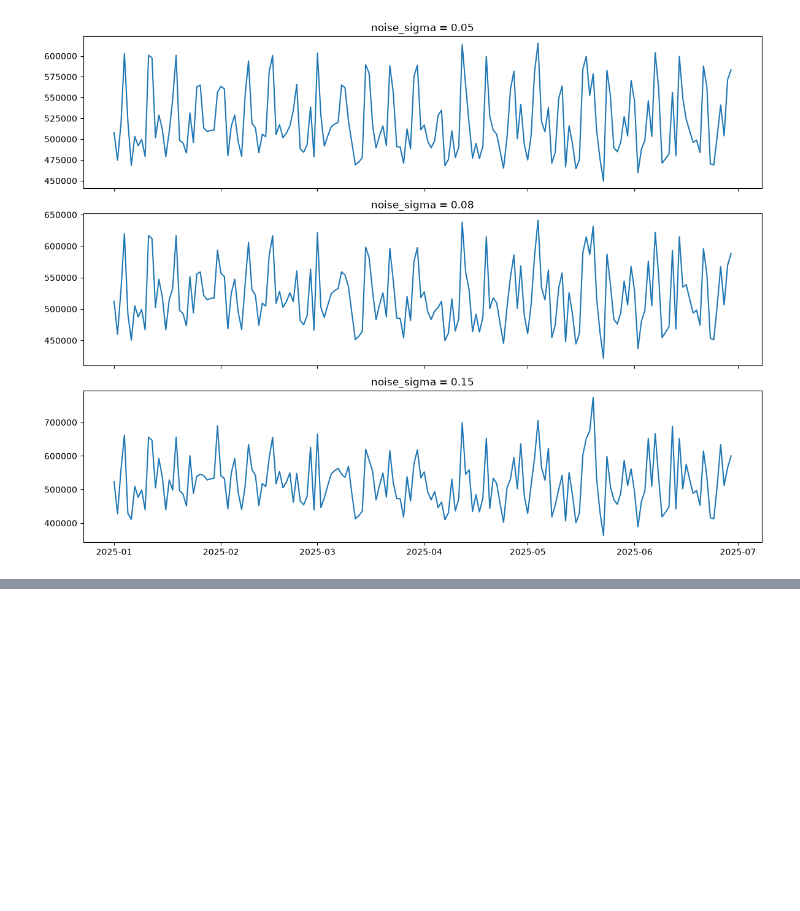
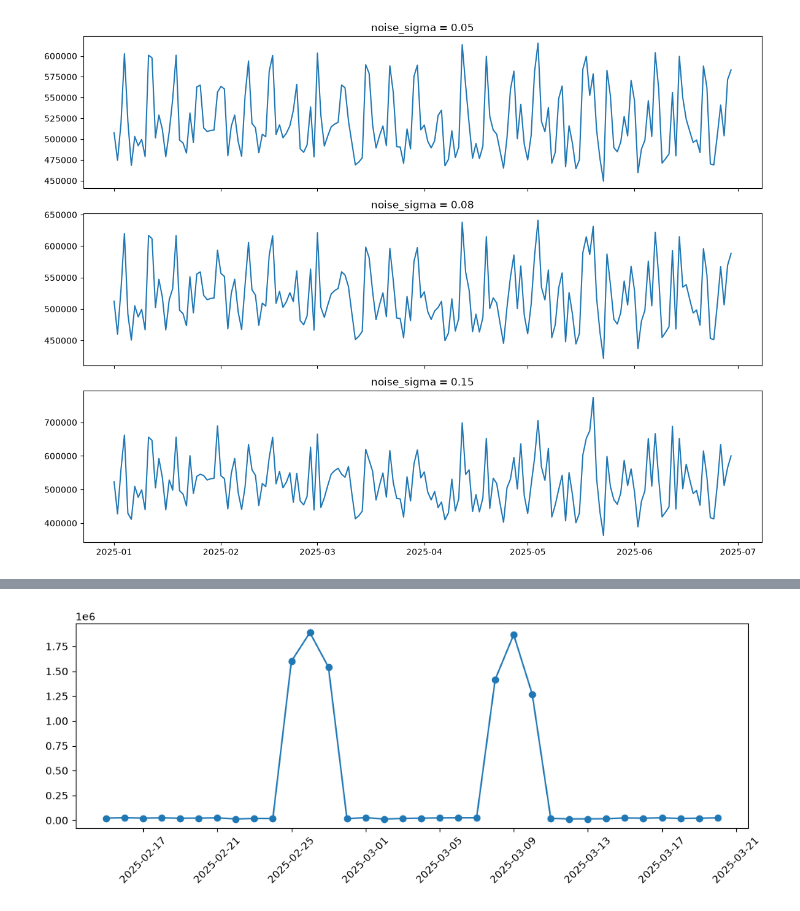
Before and after one commit to regensa18/qris_synthetic_data_generation, a Jupyter notebook: exploration_new.ipynb, the cells around one changed output, grey strips where cells are left out. Cells and saved outputs as stored; diff of their text form; code cells hidden in the pictures; blank space fills up the shorter version.

```diff
--- a/exploration_new.ipynb
+++ b/exploration_new.ipynb
@@ -103,0 +115,9 @@ plt.show()
+# %%
+zoomed = df[(df["date"] >= "2025-02-15") & (df["date"] <= "2025-03-20")]
+fig, ax = plt.subplots(figsize=(10, 4))
+ax.plot(zoomed["date"], zoomed["revenue"], marker="o")
+plt.xticks(rotation=45)
+plt.tight_layout()
+plt.show()
+# %% [output]
+[figure, added]
```
Also changed, not shown: parts of 5 cells of this notebook, 3 other files.
